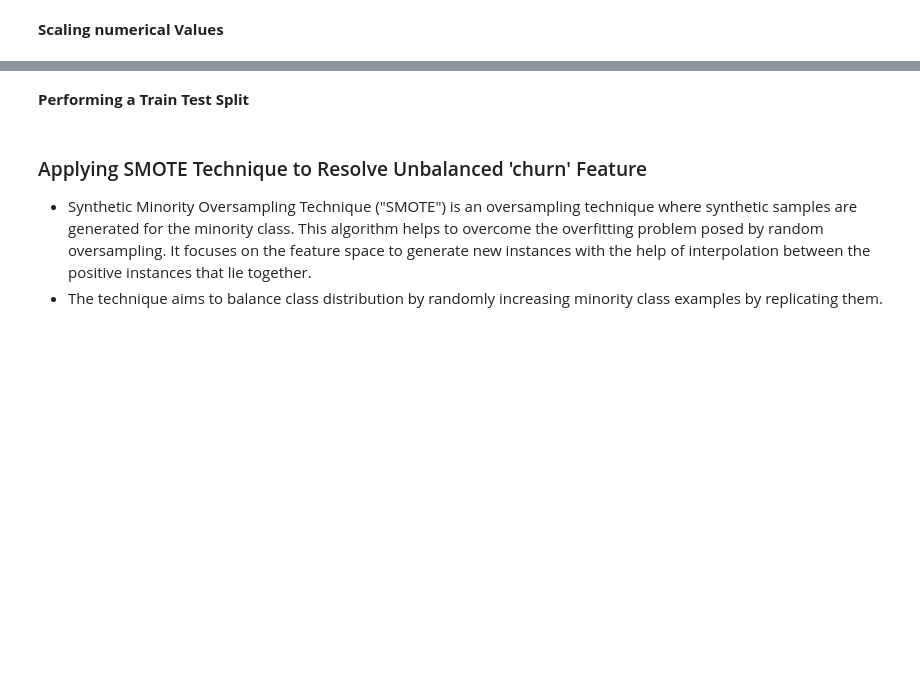
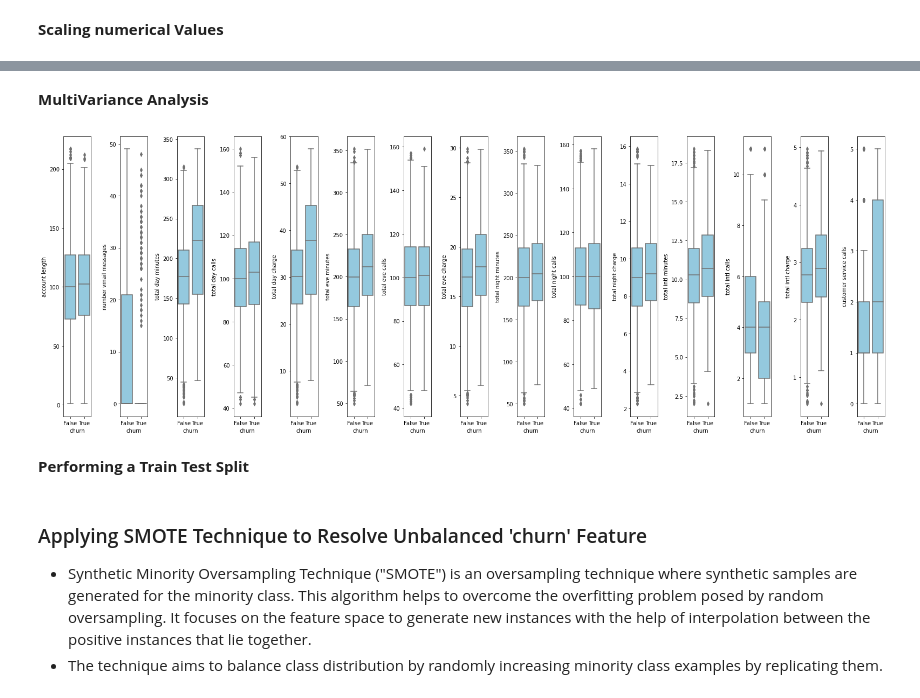
Before and after one commit to rurungamuhia/Syria_customer_chun, a Jupyter notebook: Customer_Churn.ipynb, the cells around one changed output, grey strips where cells are left out. Cells and saved outputs as stored; diff of their text form; code cells hidden in the pictures; blank space fills up the shorter version.

```diff
--- a/Customer_Churn.ipynb
+++ b/Customer_Churn.ipynb
@@ -291,0 +380,21 @@ All features seem to have a normal distribution apart from customer servoce call
+# %%
+#catergoric vs target
+
+def predictor_target (p,t='churn') :
+
+    ax = ((df.groupby([p])[t].mean())/((df.groupby([p])[t].mean()).sum())*100).sort_values(ascending=False).plot(kind='bar',figsize=(10,8))
+    abs_values = round(((df.groupby([p])[t].mean())/((df.groupby([p])[t].mean()).sum())*100),1).sort_values(ascending=False)
+    ax.bar_label(container=ax.containers[0], labels=abs_values)
+
+    plt.xticks(rotation=0);
+    plt.ylabel('Churn Rate (%)',fontsize=12)
+    plt.title(f'{p} vs Churn Rate (%)',fontsize=12)
+    plt.xlabel(p,fontsize=12)
+    plt.ylim(0,100)
+
+    plt.show()
+# %%
+demographic = ['gender', 'SeniorCitizen', 'Partner', 'Dependents']
+# %%
+for x in demographic :
+    predictor_target(x)
@@ -395,3 +506,14 @@ reduced_df.head()
+# %% [markdown]
+**MultiVariance Analysis**
+# %%
+plt.figure(figsize=(22,8))
+
+for x in range(0, len(numeric_cols)):
+    plt.subplot(1, len(numeric_cols), x+1)
+    sns.boxplot(x=df['churn'],y=df[numeric_cols[x]], color='skyblue')
+    plt.tight_layout()
+# %% [output]
+[figure, added]
 # %% [markdown]
 **Performing a Train Test Split**
 # %%
```
Also changed, not shown: parts of 22 cells of this notebook.
